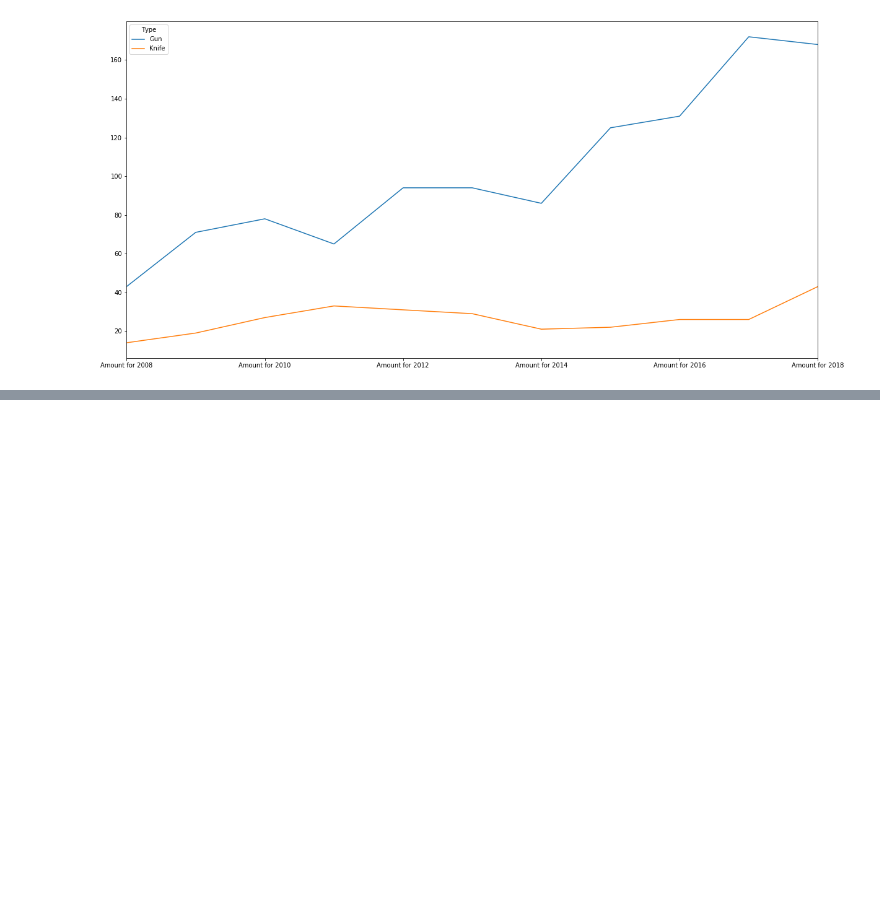
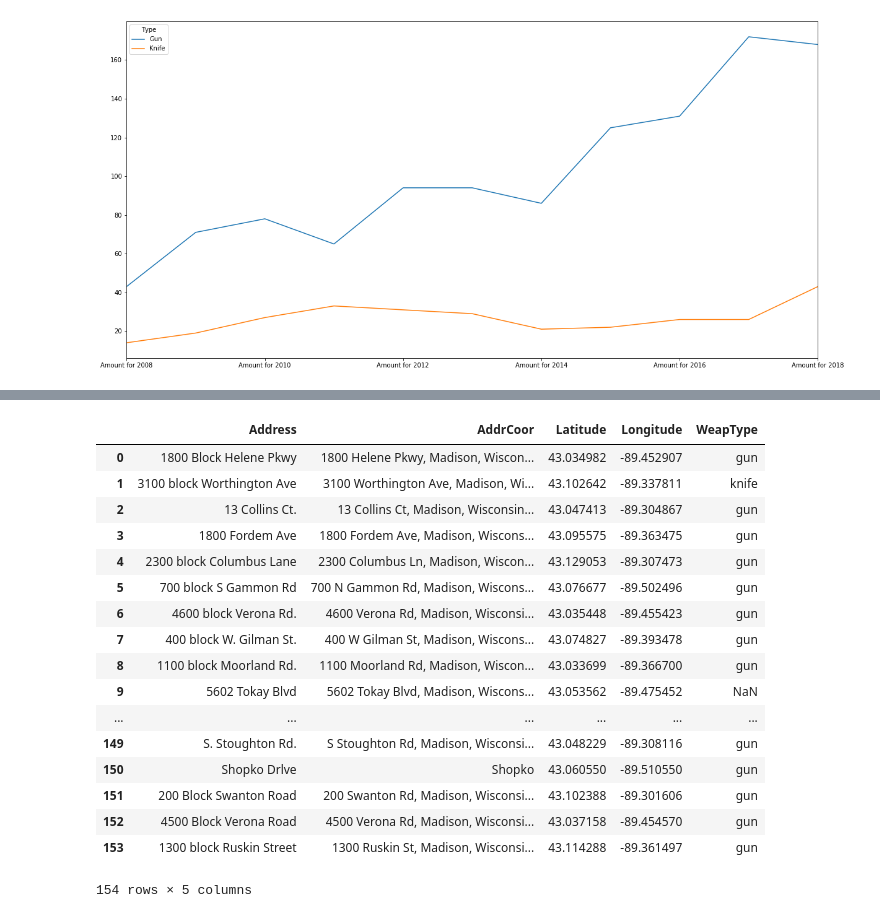
Before and after one commit to LeonTan828/Madcity_Proj, a Jupyter notebook: Incident Details.ipynb, the cells around one changed output, grey strips where cells are left out. Saved outputs shown, nothing was run; the diff lists cells and outputs as text; code cells hidden in the pictures; blank space fills up the shorter version.

```diff
--- a/Incident Details.ipynb
+++ b/Incident Details.ipynb
@@ -1666,0 +1886,26 @@ axVioType
+# %%
+tempfile2015 = pandas.read_csv("WeaponVio2015.csv")
+
+for i, row in tempfile2015.iterrows():
+    tempfile2015.loc[i, "WeapType"] = y2015wv.loc[i, "WeapType"]
+
+tempfile2015
+# %% [output]
+|  | Address | AddrCoor | Latitude | Longitude | WeapType |
+| 0 | 1800 Block Helene Pkwy | 1800 Helene Pkwy, Madison, Wiscon... | 43.034982 | -89.452907 | gun |
+| 1 | 3100 block Worthington Ave | 3100 Worthington Ave, Madison, Wi... | 43.102642 | -89.337811 | knife |
+| 2 | 13 Collins Ct. | 13 Collins Ct, Madison, Wisconsin... | 43.047413 | -89.304867 | gun |
+| 3 | 1800 Fordem Ave | 1800 Fordem Ave, Madison, Wiscons... | 43.095575 | -89.363475 | gun |
+| 4 | 2300 block Columbus Lane | 2300 Columbus Ln, Madison, Wiscon... | 43.129053 | -89.307473 | gun |
+| 5 | 700 block S Gammon Rd | 700 N Gammon Rd, Madison, Wiscons... | 43.076677 | -89.502496 | gun |
+| 6 | 4600 block Verona Rd. | 4600 Verona Rd, Madison, Wisconsi... | 43.035448 | -89.455423 | gun |
+| 7 | 400 block W. Gilman St. | 400 W Gilman St, Madison, Wiscons... | 43.074827 | -89.393478 | gun |
+| 8 | 1100 block Moorland Rd. | 1100 Moorland Rd, Madison, Wiscon... | 43.033699 | -89.366700 | gun |
+| 9 | 5602 Tokay Blvd | 5602 Tokay Blvd, Madison, Wiscons... | 43.053562 | -89.475452 | NaN |
+| ... | ... | ... | ... | ... | ... |
+| 149 | S. Stoughton Rd. | S Stoughton Rd, Madison, Wisconsi... | 43.048229 | -89.308116 | gun |
+| 150 | Shopko Drlve | Shopko | 43.060550 | -89.510550 | gun |
+| 151 | 200 Block Swanton Road | 200 Swanton Rd, Madison, Wisconsi... | 43.102388 | -89.301606 | gun |
+| 152 | 4500 Block Verona Road | 4500 Verona Rd, Madison, Wisconsi... | 43.037158 | -89.454570 | gun |
+| 153 | 1300 block Ruskin Street | 1300 Ruskin St, Madison, Wisconsi... | 43.114288 | -89.361497 | gun |
+154 rows × 5 columns
```
Also changed, not shown: parts of 24 cells of this notebook, 17 other files.
